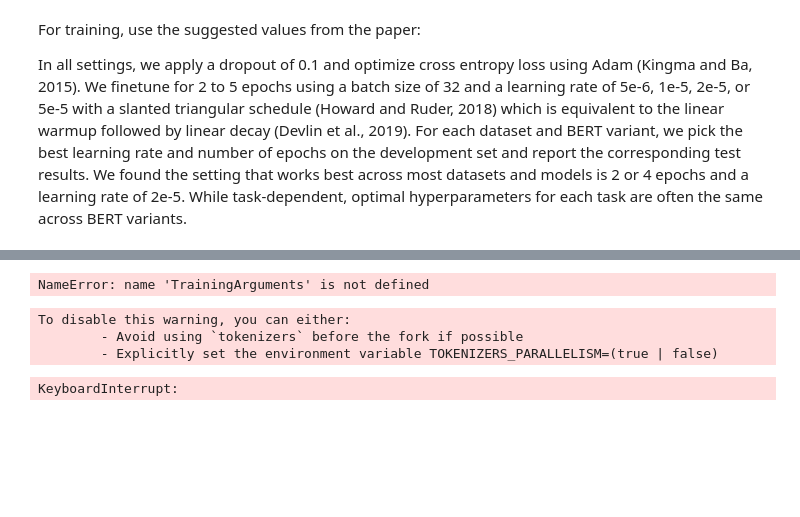
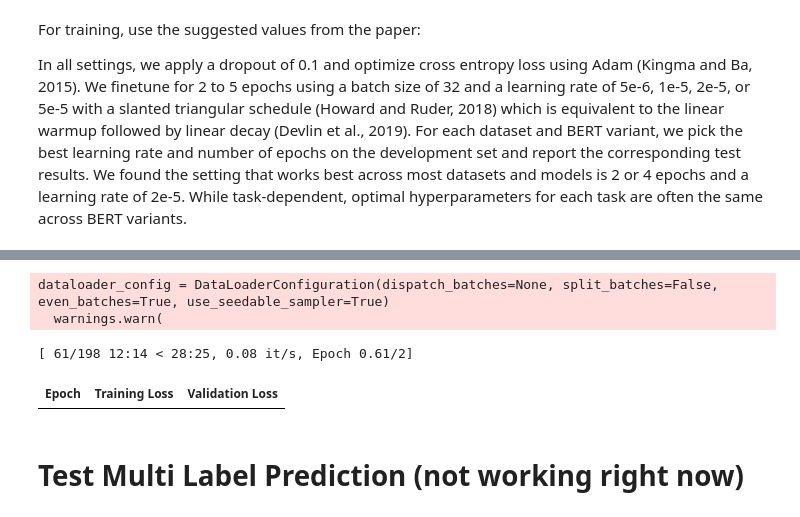
Before and after one commit to MaBlock7/NLPSharedTask, a Jupyter notebook: main_scibert_finetuning.ipynb, the cells around one changed output, grey strips where cells are left out. Cells and saved outputs as stored; diff of their text form; code cells hidden in the pictures; blank space fills up the shorter version.

```diff
--- a/main_scibert_finetuning.ipynb
+++ b/main_scibert_finetuning.ipynb
@@ -227,11 +264,11 @@ df_tokenized = pd.DataFrame({
     'input_ids': list(tokenized_output['input_ids']),
     'attention_mask': list(tokenized_output['attention_mask']),
     'token_type_ids': list(tokenized_output.get('token_type_ids', [[]]*len(df))),
-    'label': df['label'].to_list(),
+    'label': df['label'].tolist(),
     'is_abstract': df['is_abstract'].to_list()
 })
 
 train_df, test_df = rule_based_train_test_split(df_tokenized, random_state=42)
 
-train_dataset = Dataset.from_pandas(train_df)
-test_dataset = Dataset.from_pandas(test_df)
+train_dataset = Dataset.from_pandas(train_df[['input_ids', 'attention_mask', 'token_type_ids', 'label']])
+test_dataset = Dataset.from_pandas(test_df[['input_ids', 'attention_mask', 'token_type_ids', 'label']])
@@ -254,41 +296,43 @@ def compute_metrics(eval_pred):
 # %%
 # Training arguments
 training_args = TrainingArguments(
-    output_dir='./results',
-    num_train_epochs=4,  # As best setting suggested 2 or 4
-    per_device_train_batch_size=32,
-    per_device_eval_batch_size=32,
+    output_dir=os.path.join(base_dir, 'models/results'),
+    num_train_epochs=2,  # As best setting suggested 2 or 4
     warmup_steps=500,  # Slanted triangular schedule start
     learning_rate=2e-5,  # Best learning rate as suggested in the paper
     weight_decay=0.01,
-    logging_dir='./logs',
-    logging_steps=10,
     evaluation_strategy='epoch',
     save_strategy='epoch',
     lr_scheduler_type='linear',  # Corresponds to linear warmup followed by linear decay
 )
-
-optimizer = AdamW(model.parameters(), lr=2e-5)
-
-# Initialize Trainer
-trainer = Trainer(
-    model=model,
-    args=training_args,
-    train_dataset=train_dataset,
-    eval_dataset=test_dataset,
-    compute_metrics=compute_metrics,
-    optimizers=(optimizer, None)
-)
-# %% [output]
-NameError: name 'TrainingArguments' is not defined
+# %%
+# Data collator
+data_collator = DataCollatorWithPadding(tokenizer=tokenizer)
+
+# Adam Optimizer
+optimizer = torch.optim.AdamW(model.parameters(), lr=2e-5)
+
+# Multiple class Trainer
+trainer = Trainer(
+    model=model,
+    args=training_args,
+    train_dataset=train_dataset,
+    eval_dataset=test_dataset,
+    tokenizer=tokenizer,
+    data_collator=data_collator,
+    compute_metrics=compute_metrics,
+    optimizers=(optimizer, None)
+)
+# %% [output]
+dataloader_config = DataLoaderConfiguration(dispatch_batches=None, split_batches=False, even_batches=True, use_seedable_sampler=True)
+  warnings.warn(
 # %%
 # Start training
+torch.cuda.empty_cache()
 trainer.train()
 # %% [output]
-To disable this warning, you can either:
-        - Avoid using `tokenizers` before the fork if possible
-        - Explicitly set the environment variable TOKENIZERS_PARALLELISM=(true | false)
+[ 61/198 12:14 < 28:25, 0.08 it/s, Epoch 0.61/2]
-KeyboardInterrupt:
+| Epoch | Training Loss | Validation Loss |
 # %%
 # Evaluation
 results = trainer.evaluate()
@@ -314,0 +358,2 @@ predictions = nlp(...)
+# %% [markdown]
+# Test Multi Label Prediction (not working right now)
```
Also changed, not shown: parts of 25 cells of this notebook, 8 other files.
